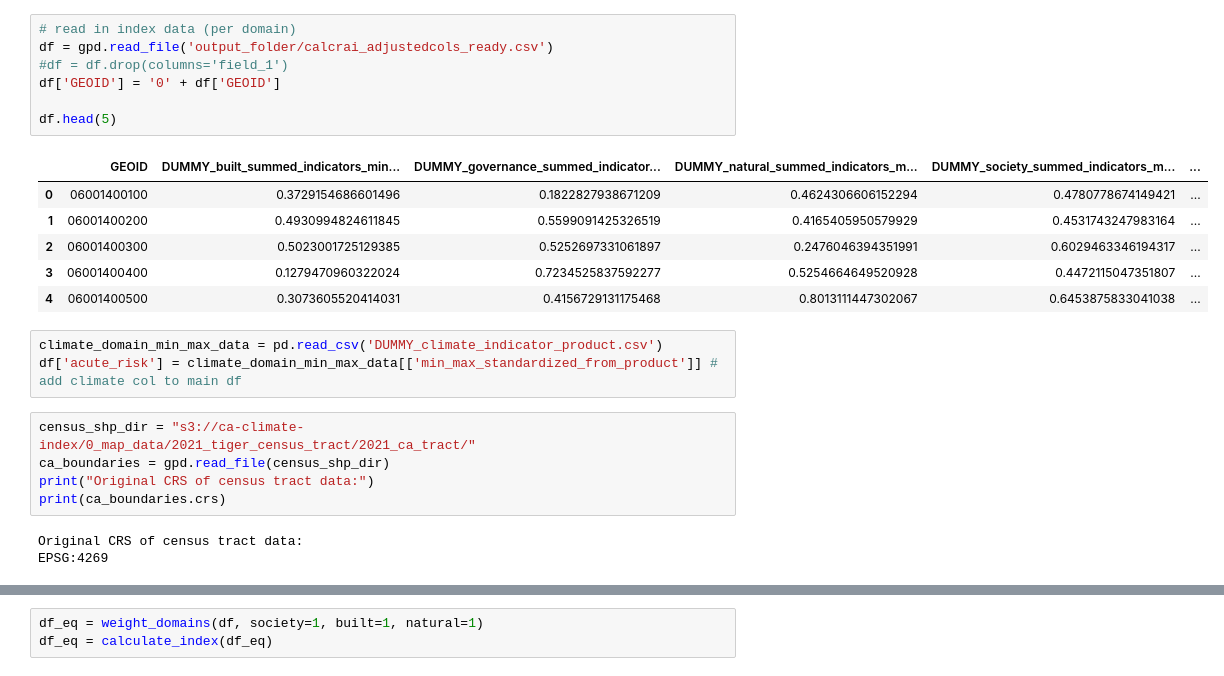
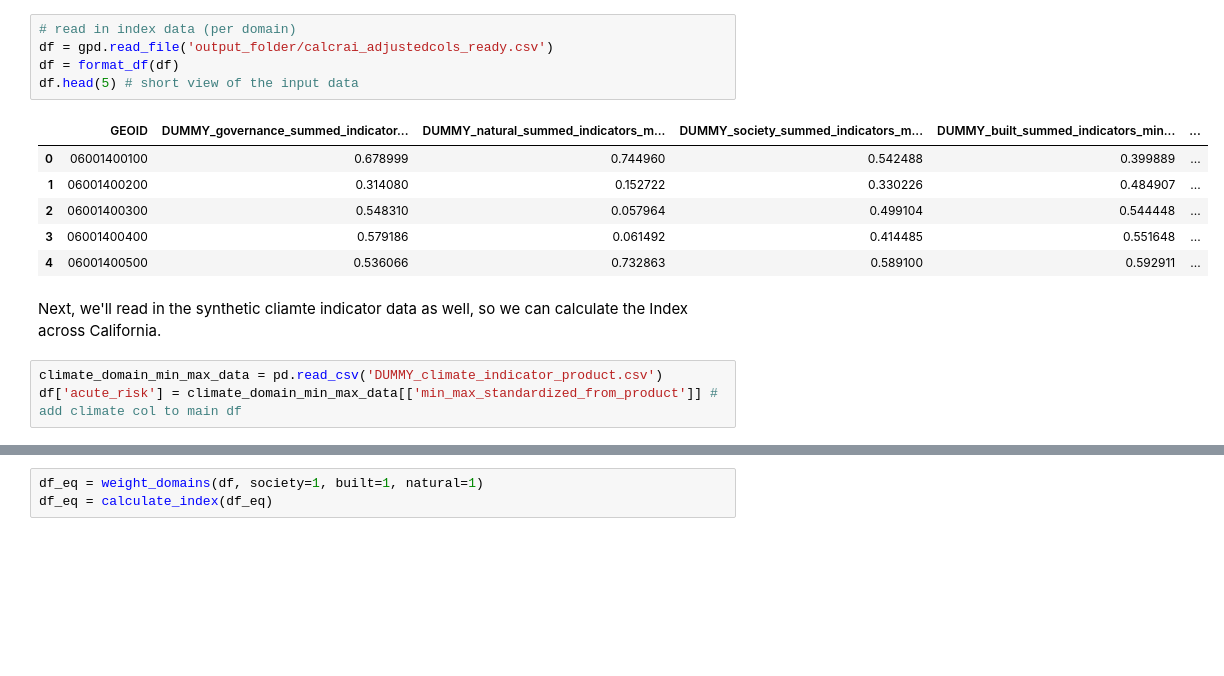
Before and after one commit to Eagle-Rock-Analytics/carb-climate-index, a Jupyter notebook: scripts/index_method/index_demo.ipynb, the cells around one changed output, grey strips where cells are left out. Saved outputs shown, nothing was run; the diff lists cells and outputs as text; blank space fills up the shorter version.

```diff
--- a/scripts/index_method/index_demo.ipynb
+++ b/scripts/index_method/index_demo.ipynb
@@ -47,25 +29,17 @@ Saved DataFrame as 'DUMMY_society_summed_indicators.csv'
 # %%
 # read in index data (per domain)
 df = gpd.read_file('output_folder/calcrai_adjustedcols_ready.csv')
-#df = df.drop(columns='field_1')
-df['GEOID'] = '0' + df['GEOID']
-
-df.head(5)
+df = format_df(df)
+df.head(5) # short view of the input data
 # %% [output]
-|  | GEOID | DUMMY_built_summed_indicators_min... | DUMMY_governance_summed_indicator... | DUMMY_natural_summed_indicators_m... | DUMMY_society_summed_indicators_m... | ... |
-| 0 | 06001400100 | 0.3729154686601496 | 0.1822827938671209 | 0.4624306606152294 | 0.4780778674149421 | ... |
-| 1 | 06001400200 | 0.4930994824611845 | 0.5599091425326519 | 0.4165405950579929 | 0.4531743247983164 | ... |
-| 2 | 06001400300 | 0.5023001725129385 | 0.5252697331061897 | 0.2476046394351991 | 0.6029463346194317 | ... |
-| 3 | 06001400400 | 0.1279470960322024 | 0.7234525837592277 | 0.5254664649520928 | 0.4472115047351807 | ... |
-| 4 | 06001400500 | 0.3073605520414031 | 0.4156729131175468 | 0.8013111447302067 | 0.6453875833041038 | ... |
+|  | GEOID | DUMMY_governance_summed_indicator... | DUMMY_natural_summed_indicators_m... | DUMMY_society_summed_indicators_m... | DUMMY_built_summed_indicators_min... | ... |
+| 0 | 06001400100 | 0.678999 | 0.744960 | 0.542488 | 0.399889 | ... |
+| 1 | 06001400200 | 0.314080 | 0.152722 | 0.330226 | 0.484907 | ... |
+| 2 | 06001400300 | 0.548310 | 0.057964 | 0.499104 | 0.544448 | ... |
+| 3 | 06001400400 | 0.579186 | 0.061492 | 0.414485 | 0.551648 | ... |
+| 4 | 06001400500 | 0.536066 | 0.732863 | 0.589100 | 0.592911 | ... |
+# %% [markdown]
+Next, we'll read in the synthetic cliamte indicator data as well, so we can calculate the Index across California.
 # %%
 climate_domain_min_max_data = pd.read_csv('DUMMY_climate_indicator_product.csv')
 df['acute_risk'] = climate_domain_min_max_data[['min_max_standardized_from_product']] # add climate col to main df
-# %%
-census_shp_dir = "s3://ca-climate-index/0_map_data/2021_tiger_census_tract/2021_ca_tract/"
-ca_boundaries = gpd.read_file(census_shp_dir)
-print("Original CRS of census tract data:")
-print(ca_boundaries.crs)
-# %% [output]
-Original CRS of census tract data:
-EPSG:4269
```
Also changed, not shown: parts of 28 cells of this notebook, 2 other files.
